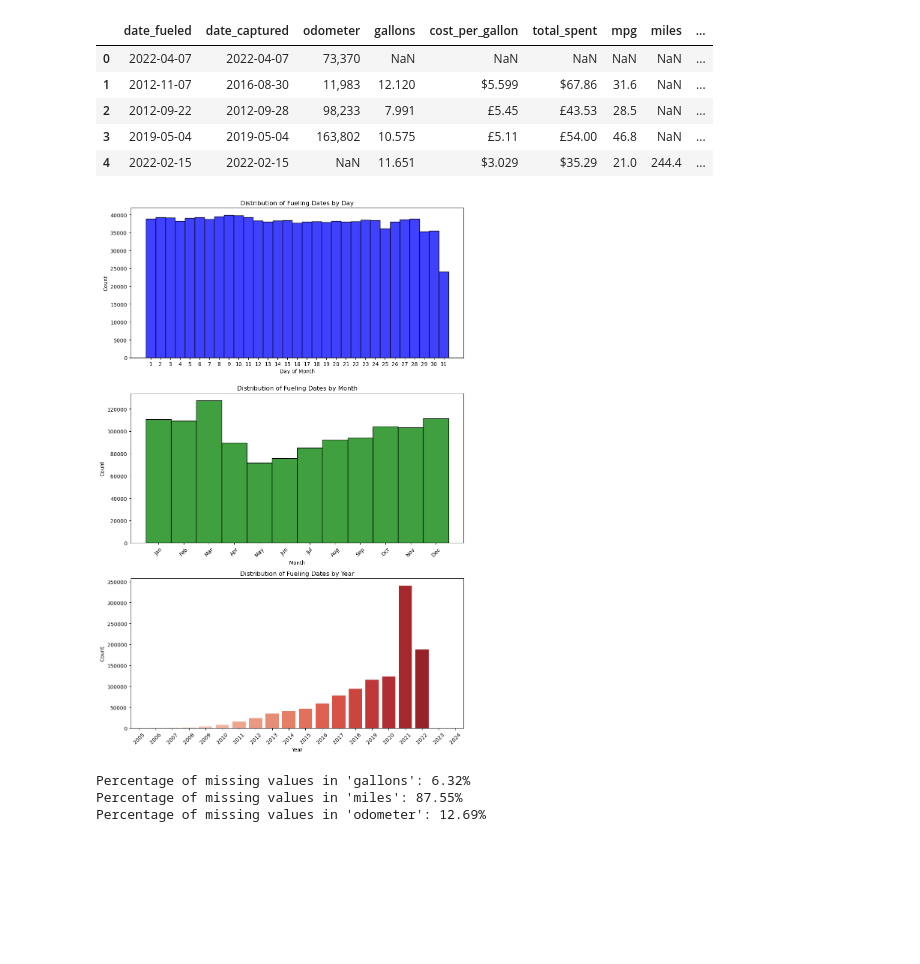
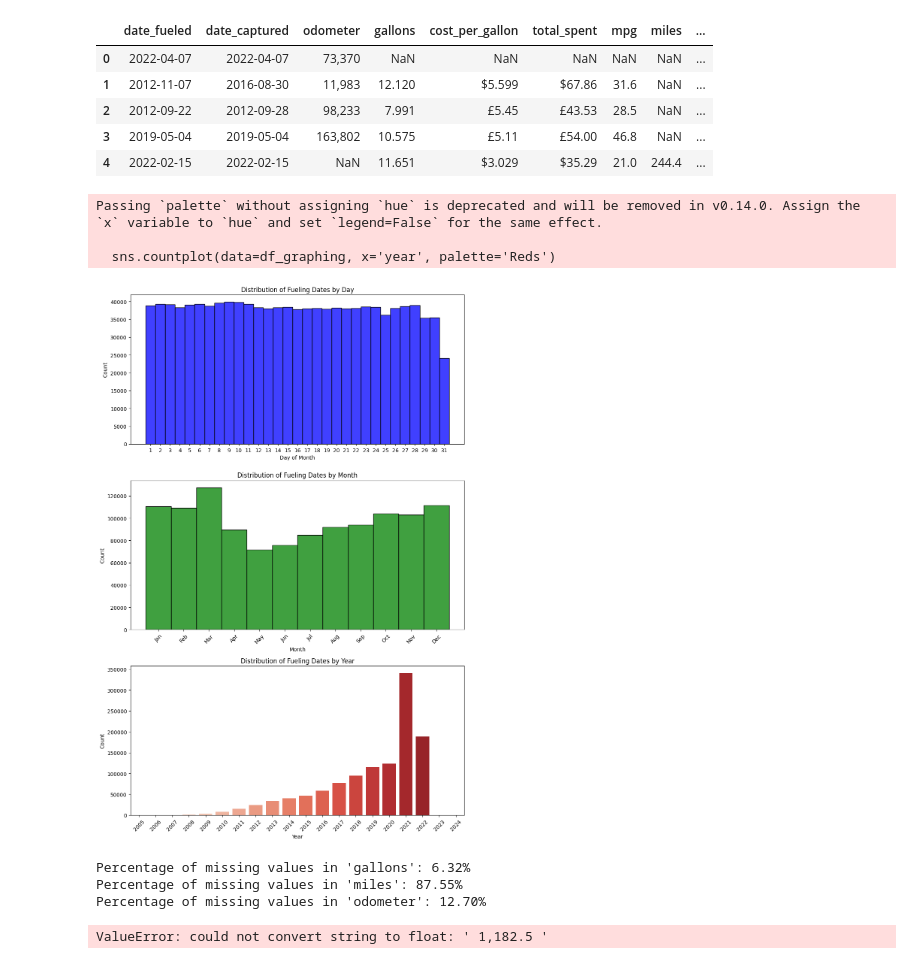
Before and after one commit to TumiJourdan/IDVE-Assignments, a Jupyter notebook: Assignment 1/main.ipynb, the cells around one changed output. Cells and saved outputs as stored; diff of their text form; code cells hidden in the pictures; blank space fills up the shorter version.

Commit message:
upto 1.2.3
Currently an error when converting data types in 1.2.2

```diff
--- a/Assignment 1/main.ipynb
+++ b/Assignment 1/main.ipynb
@@ -101,12 +106,7 @@ df.head()
 | 2 | 2012-09-22 | 2012-09-28 | 98,233 | 7.991 | £5.45 | £43.53 | 28.5 | NaN | ... |
 | 3 | 2019-05-04 | 2019-05-04 | 163,802 | 10.575 | £5.11 | £54.00 | 46.8 | NaN | ... |
 | 4 | 2022-02-15 | 2022-02-15 | NaN | 11.651 | $3.029 | $35.29 | 21.0 | 244.4 | ... |
-# %%
-#dont need this coloumn anymore
-
-df = df.drop(columns=['valid_date_fueled'])
 # %%
-#1.1.5
 import pandas as pd
 import matplotlib.pyplot as plt
 import seaborn as sns
@@ -118,44 +118,48 @@ import seaborn as sns
 df['date_fueled'] = pd.to_datetime(df['date_fueled'], errors='coerce')
 
 # Drop rows where 'date_fueled' is NaT (not-a-time)
-df = df.dropna(subset=['date_fueled'])
+df_graphing = df.copy()
+df_graphing = df_graphing.dropna(subset=['date_fueled'])
 
 # Extract day, month, and year
-df['day'] = df['date_fueled'].dt.day
-df['month'] = df['date_fueled'].dt.month
-df['year'] = df['date_fueled'].dt.year
+df_graphing['day'] = df_graphing['date_fueled'].dt.day
+df_graphing['month'] = df_graphing['date_fueled'].dt.month
+df_graphing['year'] = df_graphing['date_fueled'].dt.year
 
 # Plot settings
 plt.figure(figsize=(10, 15))
 
 # Plot for day
 plt.subplot(3, 1, 1)
-sns.histplot(df['day'], bins=31, discrete=True, kde=False, color='blue')
+sns.histplot(df_graphing['day'], bins=31, discrete=True, kde=False, color='blue')
 plt.title('Distribution of Fueling Dates by Day')
 plt.xlabel('Day of Month')
 plt.ylabel('Count')
 plt.xticks(range(1, 32))  # Set x-ticks to show all days of the month
 
 # Plot for month
 plt.subplot(3, 1, 2)
-sns.histplot(df['month'], bins=12, discrete=True, kde=False, color='green')
+sns.histplot(df_graphing['month'], bins=12, discrete=True, kde=False, color='green')
 plt.title('Distribution of Fueling Dates by Month')
 plt.xlabel('Month')
 plt.ylabel('Count')
 plt.xticks(range(1, 13), ['Jan', 'Feb', 'Mar', 'Apr', 'May', 'Jun', 'Jul', 'Aug', 'Sep', 'Oct', 'Nov', 'Dec'], rotation=45)
 
 # Plot for year
 plt.subplot(3, 1, 3)
-sns.countplot(data=df, x='year', palette='Reds')
+sns.countplot(data=df_graphing, x='year', palette='Reds')
 plt.title('Distribution of Fueling Dates by Year')
 plt.xlabel('Year')
 plt.ylabel('Count')
 plt.xticks(rotation=45)
 
 plt.tight_layout()
 plt.show()
 # %% [output]
+Passing `palette` without assigning `hue` is deprecated and will be removed in v0.14.0. Assign the `x` variable to `hue` and set `legend=False` for the same effect.
+
+  sns.countplot(data=df_graphing, x='year', palette='Reds')
-[figure, old version]
+[figure, new version]
 # %%
 missing_gallons = df['gallons'].isna().mean() * 100
 missing_miles = df['miles'].isna().mean() * 100
@@ -168,4 +172,30 @@ print(f"Percentage of missing values in 'odometer': {missing_odometer:.2f}%")
 # %% [output]
 Percentage of missing values in 'gallons': 6.32%
 Percentage of missing values in 'miles': 87.55%
-Percentage of missing values in 'odometer': 12.69%
+Percentage of missing values in 'odometer': 12.70%
+# %%
+df['miles'] = df['miles'].astype(float)
+df['mpg'] = df['mpg'].astype(float)
+df['gallons'] = df['gallons'].astype(float)
+
+print(df.head(10))
+
+def fix_measurements(row):
+    if(pd.isna(row['gallons'])):
+
+        row['gallons'] = (1/row['mpg']) * row['miles']
+
+    if(pd.isna(row['miles'])):
+
+        row['miles'] = row['mpg']*row['gallons']
+
+    if(pd.isna(row['mpg'])):
+
+        row['mpg'] = row['miles']/ row['gallons']
+    return row
+
+df = df.apply(lambda row: fix_measurements(row),  axis=1)
+
+df.head(10)
+# %% [output]
+ValueError: could not convert string to float: ' 1,182.5 '
```
Also changed, not shown: parts of 4 cells of this notebook.
